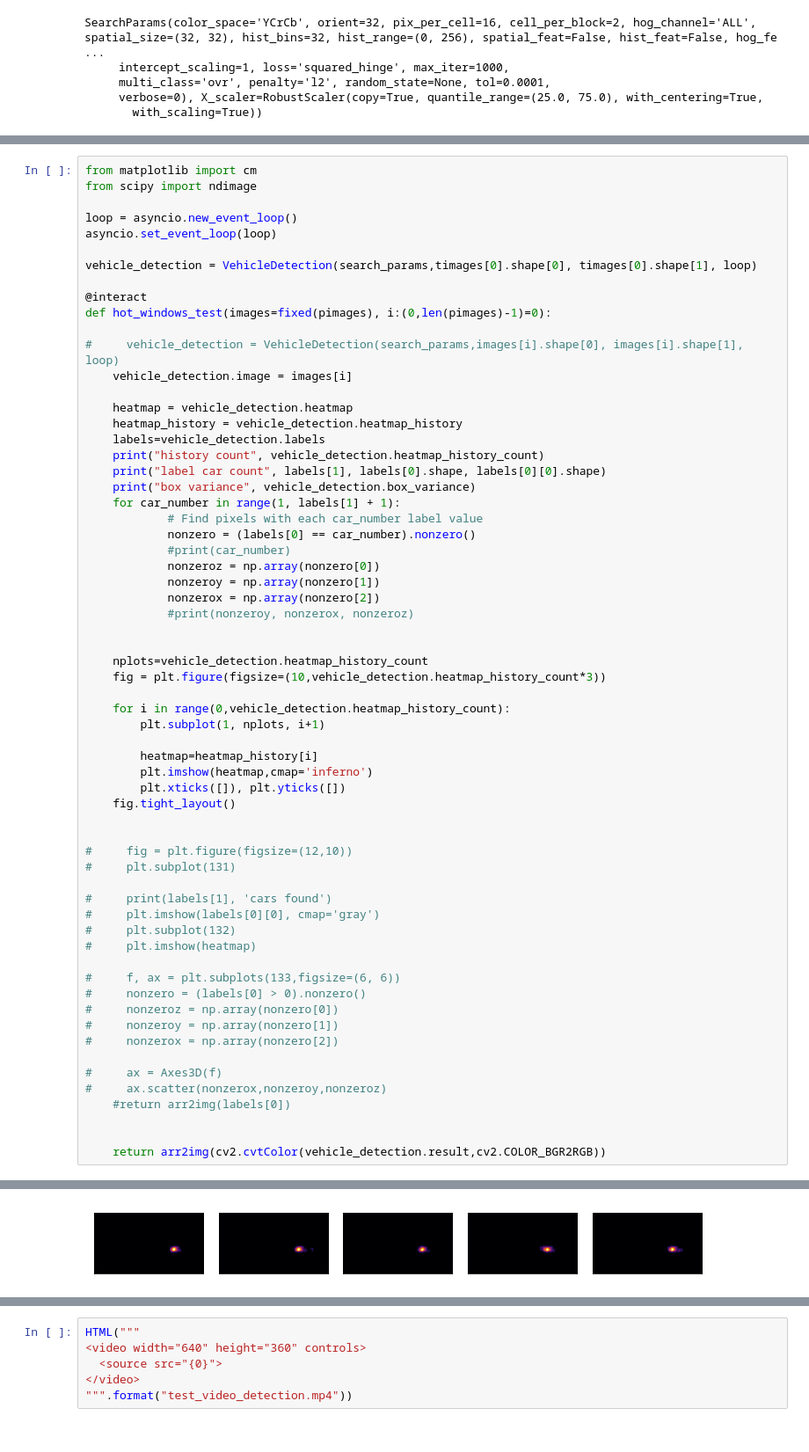
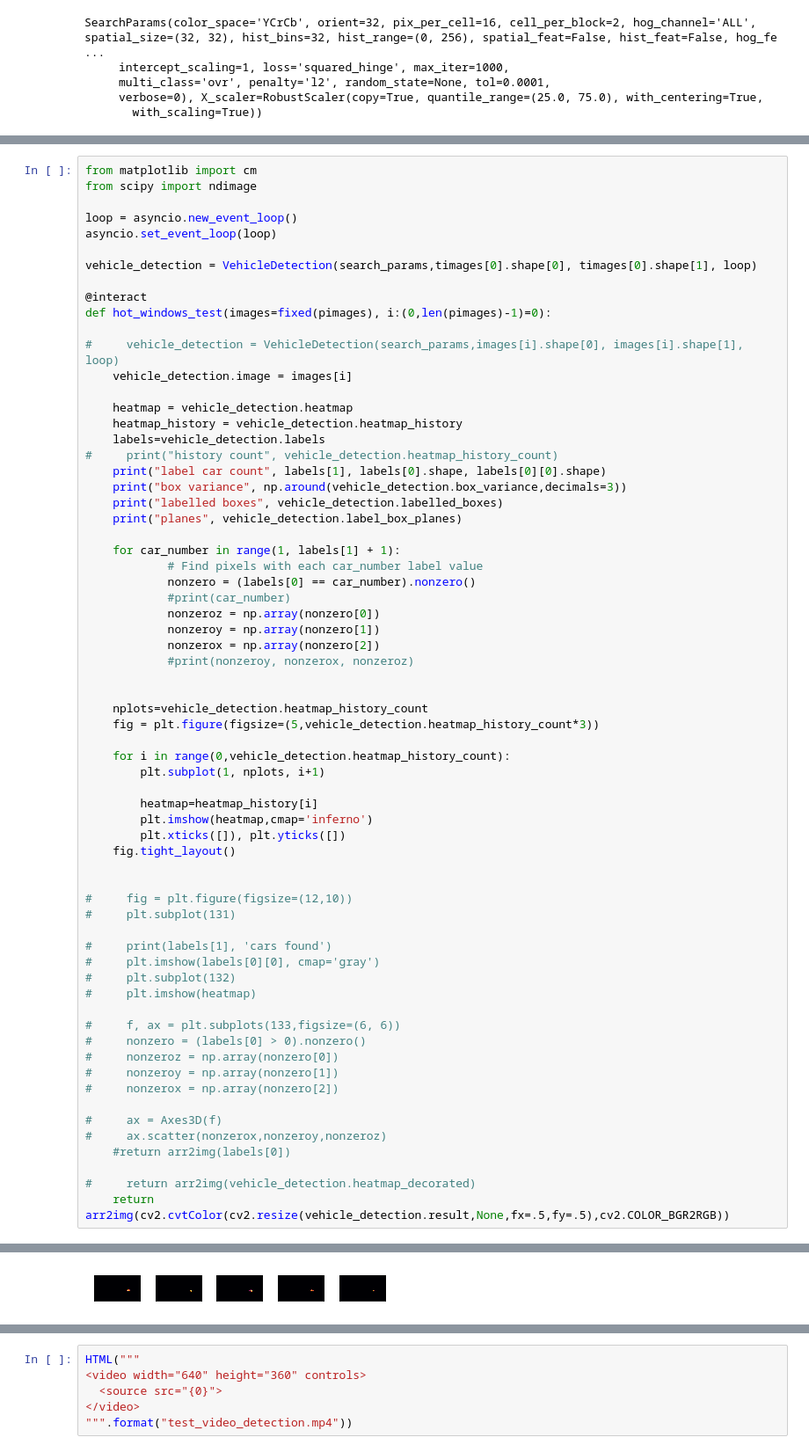
Before and after one commit to hortovanyi/udacity-vehicle-detection-project, a Jupyter notebook: Vehicle Detection Project.ipynb, the cells around one changed output, grey strips where cells are left out. Shown at 88% size. Drawn from its saved outputs; the diff is of its cells as text.

```diff
--- a/Vehicle Detection Project.ipynb
+++ b/Vehicle Detection Project.ipynb
@@ -285,9 +284,12 @@ def hot_windows_test(images=fixed(pimages), i:(0,len(pimages)-1)=0):
     heatmap = vehicle_detection.heatmap
     heatmap_history = vehicle_detection.heatmap_history
     labels=vehicle_detection.labels
-    print("history count", vehicle_detection.heatmap_history_count)
+#     print("history count", vehicle_detection.heatmap_history_count)
     print("label car count", labels[1], labels[0].shape, labels[0][0].shape)
-    print("box variance", vehicle_detection.box_variance)
+    print("box variance", np.around(vehicle_detection.box_variance,decimals=3))
+    print("labelled boxes", vehicle_detection.labelled_boxes)
+    print("planes", vehicle_detection.label_box_planes)
+
     for car_number in range(1, labels[1] + 1):
             # Find pixels with each car_number label value
             nonzero = (labels[0] == car_number).nonzero()
@@ -299,7 +301,7 @@ def hot_windows_test(images=fixed(pimages), i:(0,len(pimages)-1)=0):
 
 
     nplots=vehicle_detection.heatmap_history_count
-    fig = plt.figure(figsize=(10,vehicle_detection.heatmap_history_count*3))
+    fig = plt.figure(figsize=(5,vehicle_detection.heatmap_history_count*3))
 
     for i in range(0,vehicle_detection.heatmap_history_count):
         plt.subplot(1, nplots, i+1)
@@ -328,6 +330,6 @@ def hot_windows_test(images=fixed(pimages), i:(0,len(pimages)-1)=0):
 #     ax.scatter(nonzerox,nonzeroy,nonzeroz)
     #return arr2img(labels[0])
 
-
-    return arr2img(cv2.cvtColor(vehicle_detection.result,cv2.COLOR_BGR2RGB))
+#     return arr2img(vehicle_detection.heatmap_decorated)
+    return arr2img(cv2.cvtColor(cv2.resize(vehicle_detection.result,None,fx=.5,fy=.5),cv2.COLOR_BGR2RGB))
 # %% [output]
@@ -338 +341 @@ box variance [ 28.74862474   0.23958153]
-[figure, old version]
+[figure, new version]
```
Also changed, not shown: parts of 13 cells of this notebook, 6 other files.
